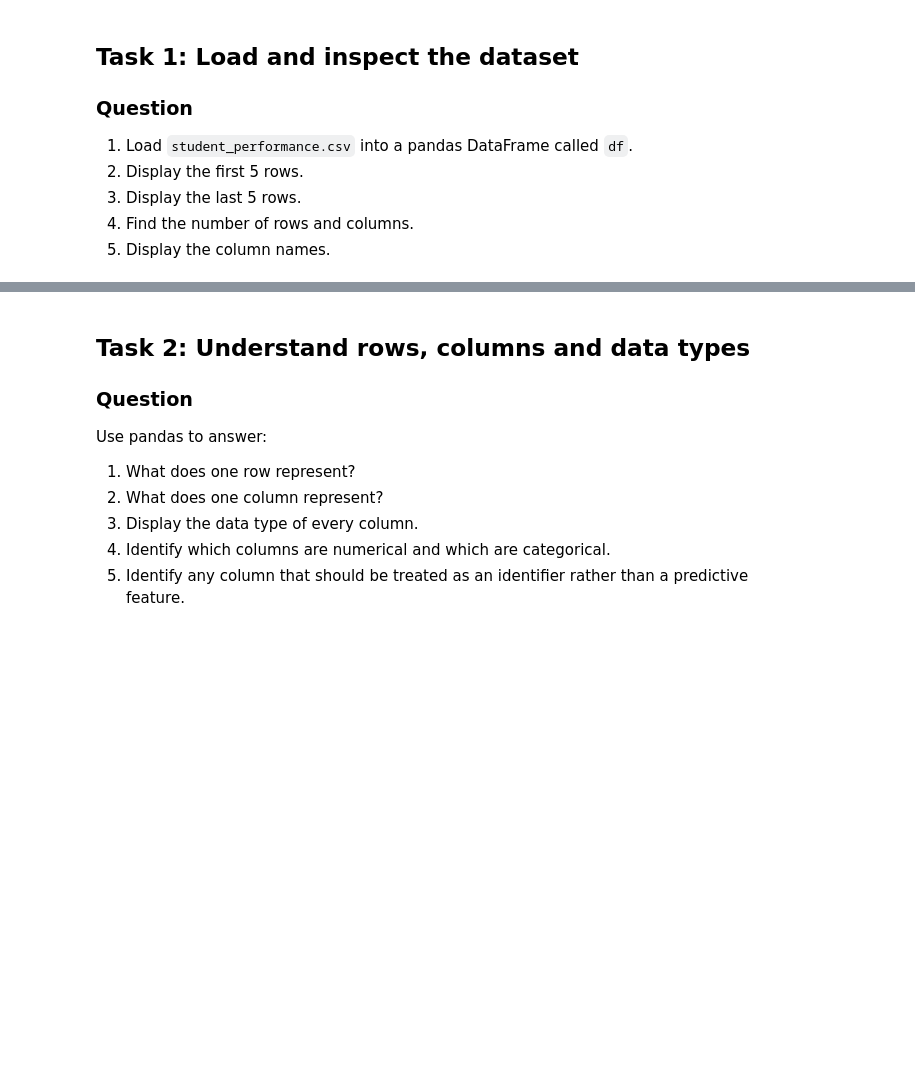
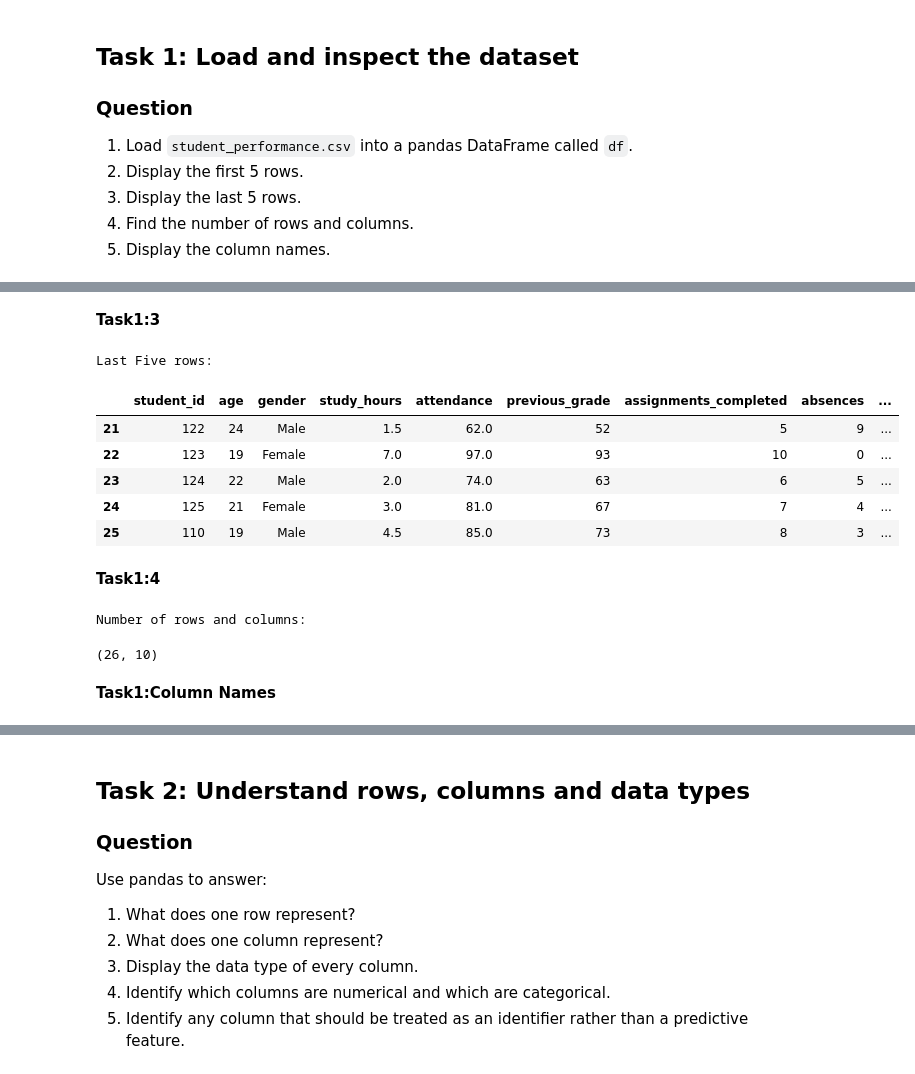
Before and after one commit to Mary-Musa/BrightPath-Projects, a Jupyter notebook: 26201798_Etvity1_Practice.ipynb, the cells around one changed output, grey strips where cells are left out. Saved outputs shown, nothing was run; the diff lists cells and outputs as text; code cells hidden in the pictures; blank space fills up the shorter version.

```diff
--- a/26201798_Etvity1_Practice.ipynb
+++ b/26201798_Etvity1_Practice.ipynb
@@ -55,0 +81,24 @@ df = pd.read_csv("student_performance.csv")
+# %% [markdown]
+**Task1:3**
+# %%
+print("Last Five rows:") # this prints the string
+
+df.tail() # This line displays the last five rows of the dataframe.
+# %% [output]
+Last Five rows:
+|  | student_id | age | gender | study_hours | attendance | previous_grade | assignments_completed | absences | ... |
+| 21 | 122 | 24 | Male | 1.5 | 62.0 | 52 | 5 | 9 | ... |
+| 22 | 123 | 19 | Female | 7.0 | 97.0 | 93 | 10 | 0 | ... |
+| 23 | 124 | 22 | Male | 2.0 | 74.0 | 63 | 6 | 5 | ... |
+| 24 | 125 | 21 | Female | 3.0 | 81.0 | 67 | 7 | 4 | ... |
+| 25 | 110 | 19 | Male | 4.5 | 85.0 | 73 | 8 | 3 | ... |
+# %% [markdown]
+**Task1:4**
+# %%
+print("Number of rows and columns:")
+df.shape # this gets the number of rows and cols of the dataframe.
+# %% [output]
+Number of rows and columns:
+(26, 10)
+# %% [markdown]
+**Task1:Column Names**
```
Also changed, not shown: parts of 58 cells of this notebook.
